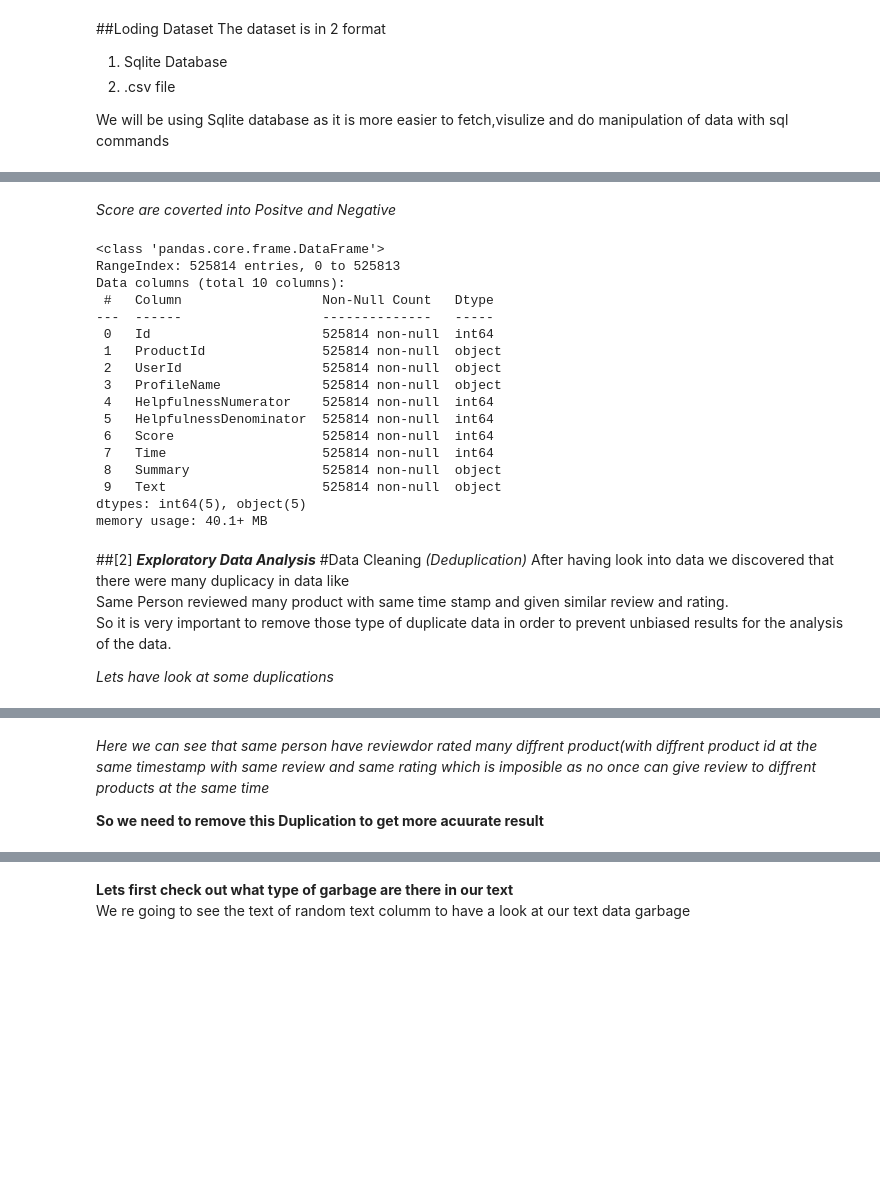
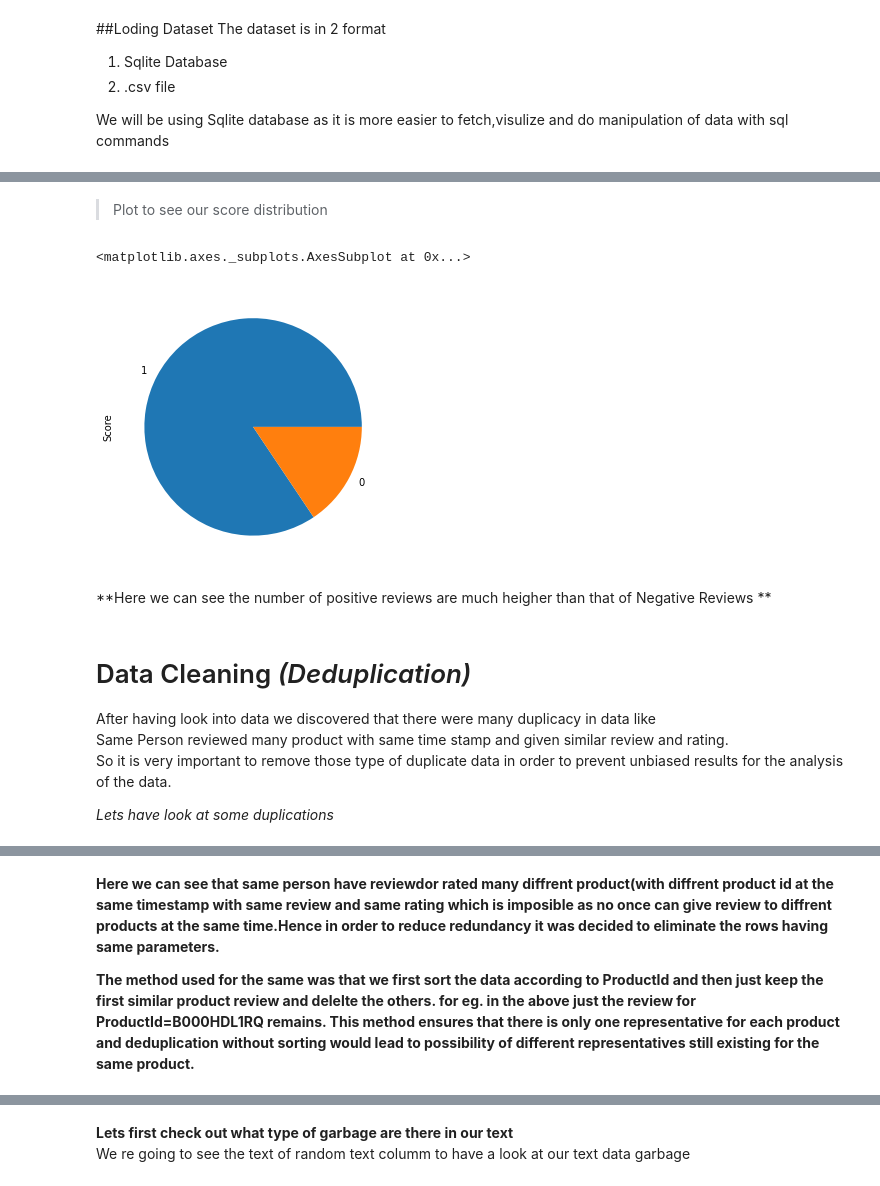
Before and after one commit to ayushising/Amazon_Reviews_for_Sentiment_Analysis, a Jupyter notebook: Amazon_Food_Review_Analysis .ipynb, the cells around one changed output, grey strips where cells are left out. Saved outputs shown, nothing was run; the diff lists cells and outputs as text; code cells hidden in the pictures; blank space fills up the shorter version.

```diff
--- a/Amazon_Food_Review_Analysis .ipynb
+++ b/Amazon_Food_Review_Analysis .ipynb
@@ -140,28 +182,15 @@ data.head(5)
-# %% [markdown]
-*Score are coverted into Positve and Negative*
-# %%
-data.info()
-# %% [output]
-<class 'pandas.core.frame.DataFrame'>
-RangeIndex: 525814 entries, 0 to 525813
-Data columns (total 10 columns):
- #   Column                  Non-Null Count   Dtype
----  ------                  --------------   -----
- 0   Id                      525814 non-null  int64
- 1   ProductId               525814 non-null  object
- 2   UserId                  525814 non-null  object
- 3   ProfileName             525814 non-null  object
- 4   HelpfulnessNumerator    525814 non-null  int64
- 5   HelpfulnessDenominator  525814 non-null  int64
- 6   Score                   525814 non-null  int64
- 7   Time                    525814 non-null  int64
- 8   Summary                 525814 non-null  object
- 9   Text                    525814 non-null  object
-dtypes: int64(5), object(5)
-memory usage: 40.1+ MB
+# %% [markdown]
+> Plot to see our score distribution
+# %%
+rcParams["figure.figsize"] = 5,5
+data["Score"].value_counts().plot(kind="pie")
+# %% [output]
+<matplotlib.axes._subplots.AxesSubplot at 0x...>
+[figure, added]
+# %% [markdown]
+**Here we can see the number of positive reviews are much heigher than that of Negative Reviews **
 # %% [markdown]
-##[2] ***Exploratory Data Analysis***
-#Data Cleaning *(Deduplication)*
+# Data Cleaning *(Deduplication)*
 After having  look into data we discovered that there were many duplicacy in data like <br>
 Same Person reviewed many product with same time stamp and given similar review and rating.
 <br>
@@ -184,9 +213,9 @@ display.head(5)
 | 3 | 73791 | B000HDOPZG | AR5J8UI46CURR | Geetha Krishnan | 2 | 2 | 5 | ... |
 | 4 | 155049 | B000PAQ75C | AR5J8UI46CURR | Geetha Krishnan | 2 | 2 | 5 | ... |
 # %% [markdown]
-*Here we can see that same person have reviewdor rated many diffrent product(with diffrent product id at the same timestamp with same review and same rating which is imposible as no once can give review to diffrent products at the same time*<br>
+**Here we can see that same person have reviewdor rated many diffrent product(with diffrent product id at the same timestamp with same review and same rating which is imposible as no once can give review to diffrent products at the same time.Hence in order to reduce redundancy it was decided to eliminate the rows having same parameters. <br>**
 
-**So we need to remove this Duplication to get more acuurate result**
+**The method used for the same was that we first sort the data according to ProductId and then just keep the first similar product review and delelte the others. for eg. in the above just the review for ProductId=B000HDL1RQ remains. This method ensures that there is only one representative for each product and deduplication without sorting would lead to possibility of different representatives still existing for the same product.**
 # %%
 sort_data=data.sort_values(by=['ProductId'],axis=0,ascending =True)
 clean=data.drop_duplicates(subset={'ProductId','UserId','ProfileName','Score','Time','Summary'},keep='first',inplace=False)
```
Also changed, not shown: parts of 99 cells of this notebook.
